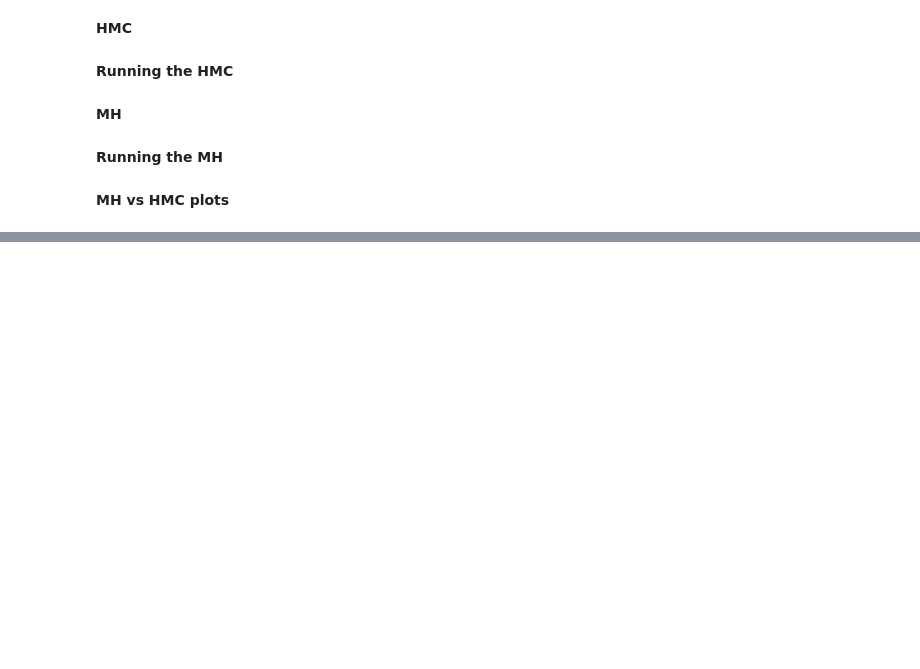
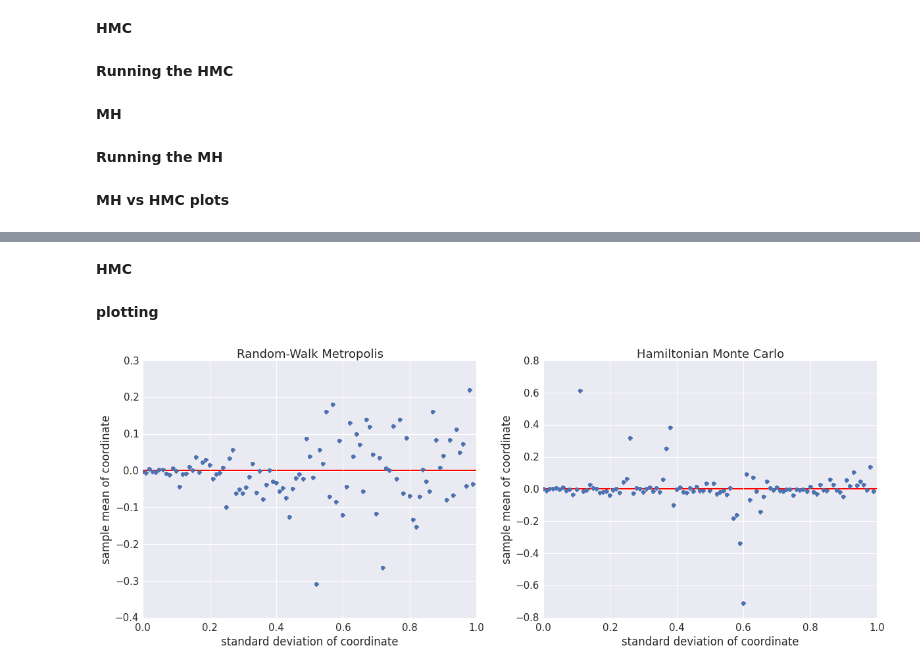
Before and after one commit to jake-coleman32/sta-663-project, a Jupyter notebook: 663_ project.ipynb, the cells around one changed output, grey strips where cells are left out. Saved outputs shown, nothing was run; the diff lists cells and outputs as text; code cells hidden in the pictures; blank space fills up the shorter version.

```diff
--- a/663_ project.ipynb
+++ b/663_ project.ipynb
@@ -170,12 +170,10 @@ $20$ iterations of the HMC(with $20$ Leapfrog steps per trajectory) for a 2D Gau
 # %%
 def HMC(U, grad_U, current_q, Sigma, stepsize=0.2, steps=25, max_iter= 20):
     current_q_list = current_q
-    current_q,p_list,q_list = leapfrog(U, grad_U, current_q, Sigma, stepsize, steps)
-    current_q_list = np.vstack((current_q_list,current_q))
     for i in range(max_iter):
         current_q,p_list,q_list = leapfrog(U, grad_U, current_q, Sigma, stepsize, steps)
         current_q_list = np.vstack((current_q_list,current_q))
-    return(current_q_list[:-2,:])
+    return(current_q_list[:-1,:])
 # %% [markdown]
 **Running the HMC**
 # %%
@@ -258,0 +261,39 @@ pass
+# %%
+mu_100 = np.zeros(100)
+cov_100 = np.diag([i/100 for i in range(1,101)])
+mu_prop100 = np.zeros(100)
+cov_prop100 = np.diag(np.repeat(stats.uniform.rvs(0.0176,0.0264)**2,100))
+target_100d = stats.multivariate_normal(mu_100,cov_100)
+proposal_100d = stats.multivariate_normal(mu_prop100,cov_prop100)
+
+res100, ratio100 = metropolis_multigaus(target_100d,proposal_100d,150,1000,100)
+# %% [markdown]
+**HMC**
+# %%
+current_q = np.random.random(100)
+current_q_list = HMC(U, grad_U, current_q, Sigma = cov_100, stepsize=0.13, steps=150, max_iter= 1000)
+# %% [markdown]
+**plotting**
+# %%
+sample_mean = np.mean(current_q_list,axis=0)
+sample_sd = np.std(current_q_list,axis=0)
+vec0 = res100.mean(0)
+vec1 = res100.std(0)
+# %%
+f, ax = plt.subplots(nrows=1,ncols=2, figsize=(20,7))
+
+ax[0].plot([i/100 for i in range(len(vec0))],vec0,'o')
+ax[0].set_title('Random-Walk Metropolis')
+ax[0].set_xlabel("standard deviation of coordinate")
+ax[0].set_ylabel("sample mean of coordinate")
+ax[0].axhline(y=0.001,xmin=0,xmax=100,c="red",linewidth=2,zorder=0)
+
+ax[1].set_title('Hamiltonian Monte Carlo')
+ax[1].plot([i/100 for i in range(len(sample_mean))],sample_mean,'o')
+ax[1].axhline(y=0.001,xmin=0,xmax=100,c="red",linewidth=2,zorder=0)
+ax[1].set_xlabel("standard deviation of coordinate")
+ax[1].set_ylabel("sample mean of coordinate")
+
+pass
+# %% [output]
+[figure, added]
```
Also changed, not shown: parts of 11 cells of this notebook, 2 other files.
